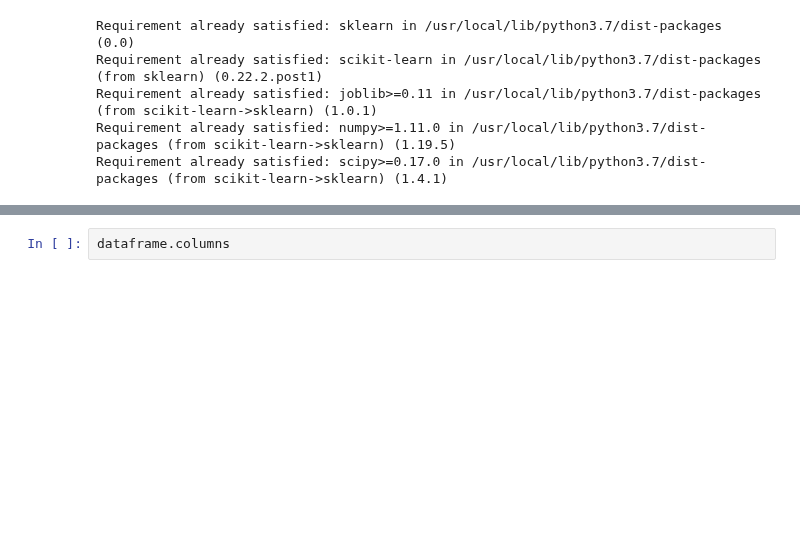
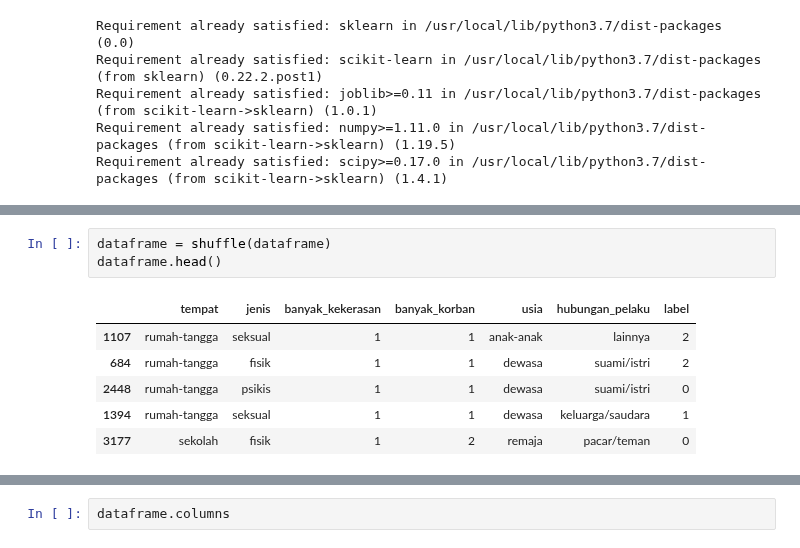
Before and after one commit to martinpdab/asapa, a Jupyter notebook: machine_learning.ipynb, the cells around one changed output, grey strips where cells are left out. Cells and saved outputs as stored; diff of their text form; blank space fills up the shorter version.

```diff
--- a/machine_learning.ipynb
+++ b/machine_learning.ipynb
@@ -43,4 +44,14 @@ dataframe
 5219 rows × 7 columns
+# %%
+dataframe = shuffle(dataframe)
+dataframe.head()
+# %% [output]
+|  | tempat | jenis | banyak_kekerasan | banyak_korban | usia | hubungan_pelaku | label |
+| 1107 | rumah-tangga | seksual | 1 | 1 | anak-anak | lainnya | 2 |
+| 684 | rumah-tangga | fisik | 1 | 1 | dewasa | suami/istri | 2 |
+| 2448 | rumah-tangga | psikis | 1 | 1 | dewasa | suami/istri | 0 |
+| 1394 | rumah-tangga | seksual | 1 | 1 | dewasa | keluarga/saudara | 1 |
+| 3177 | sekolah | fisik | 1 | 2 | remaja | pacar/teman | 0 |
 # %%
 list(dataframe["label"].unique())
 # %% [output]
```
Also changed, not shown: parts of 8 cells of this notebook.
